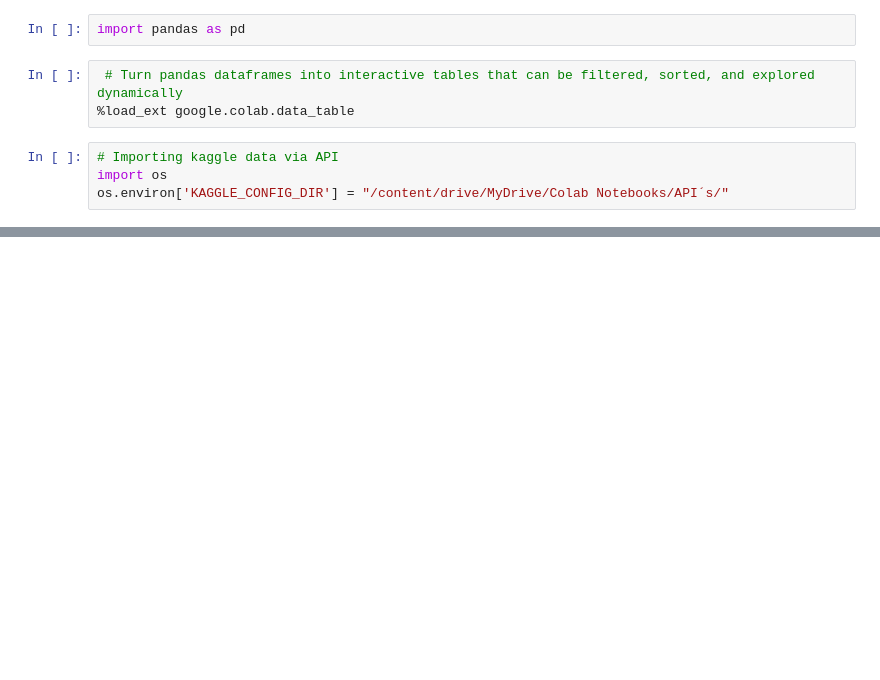
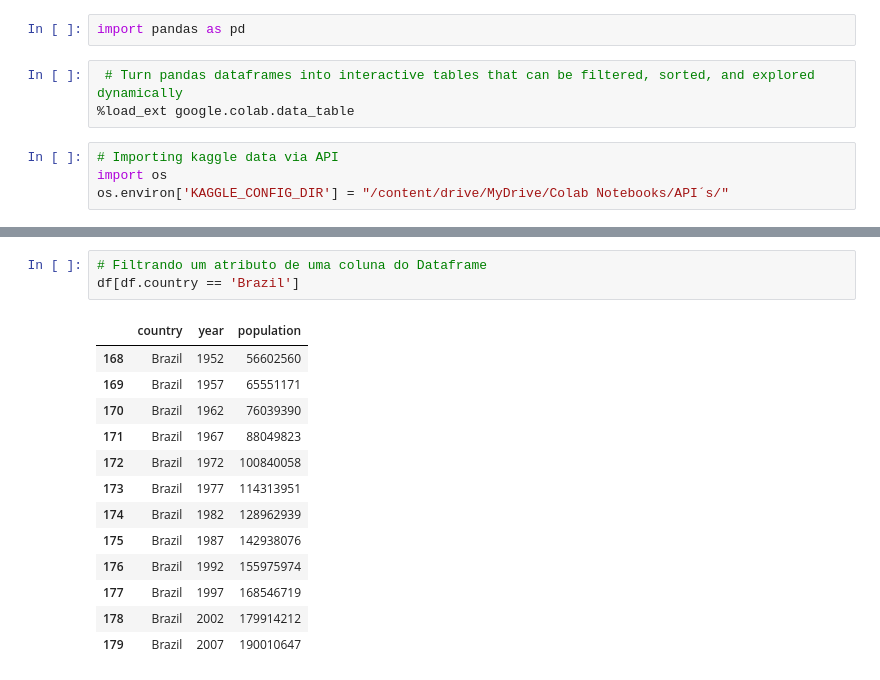
Before and after one commit to cvs2010/Data-Science-Projects, a Jupyter notebook: pandas_tutorial.ipynb, the cells around one changed output, grey strips where cells are left out. Drawn from its saved outputs; the diff is of its cells as text; blank space fills up the shorter version.

```diff
--- a/pandas_tutorial.ipynb
+++ b/pandas_tutorial.ipynb
@@ -50,0 +123,17 @@ Clicking to prevent disconnections in 60 sec interval.
+# %%
+# Filtrando um atributo de uma coluna do Dataframe
+df[df.country == 'Brazil']
+# %% [output]
+|  | country | year | population |
+| 168 | Brazil | 1952 | 56602560 |
+| 169 | Brazil | 1957 | 65551171 |
+| 170 | Brazil | 1962 | 76039390 |
+| 171 | Brazil | 1967 | 88049823 |
+| 172 | Brazil | 1972 | 100840058 |
+| 173 | Brazil | 1977 | 114313951 |
+| 174 | Brazil | 1982 | 128962939 |
+| 175 | Brazil | 1987 | 142938076 |
+| 176 | Brazil | 1992 | 155975974 |
+| 177 | Brazil | 1997 | 168546719 |
+| 178 | Brazil | 2002 | 179914212 |
+| 179 | Brazil | 2007 | 190010647 |
```
Also changed, not shown: parts of 19 cells of this notebook.
